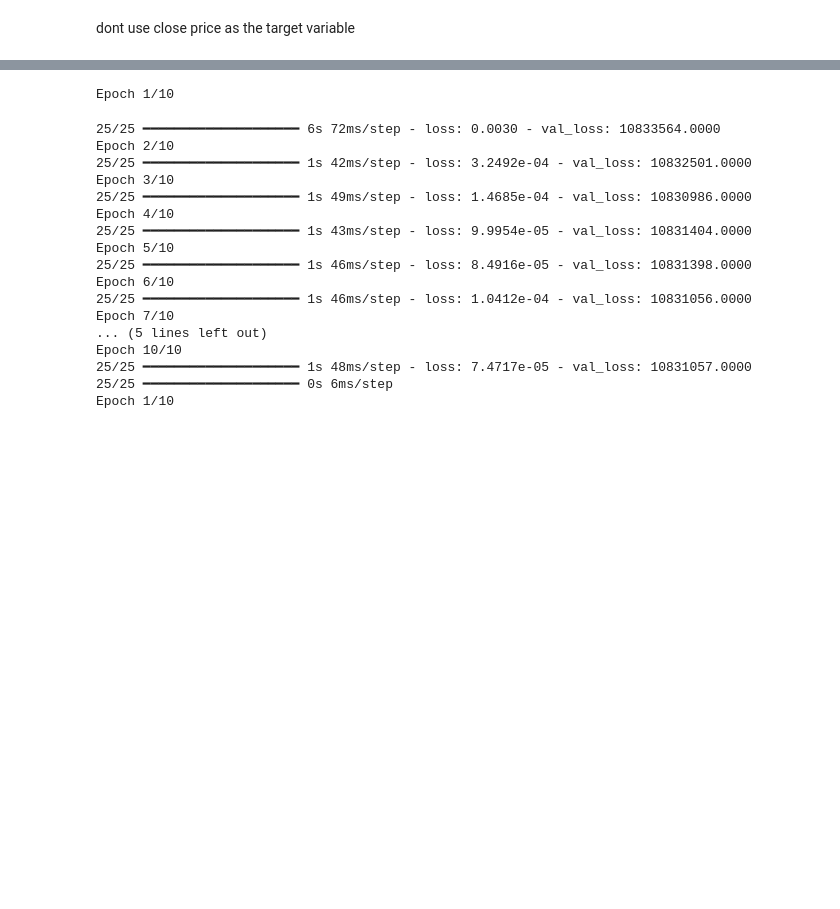
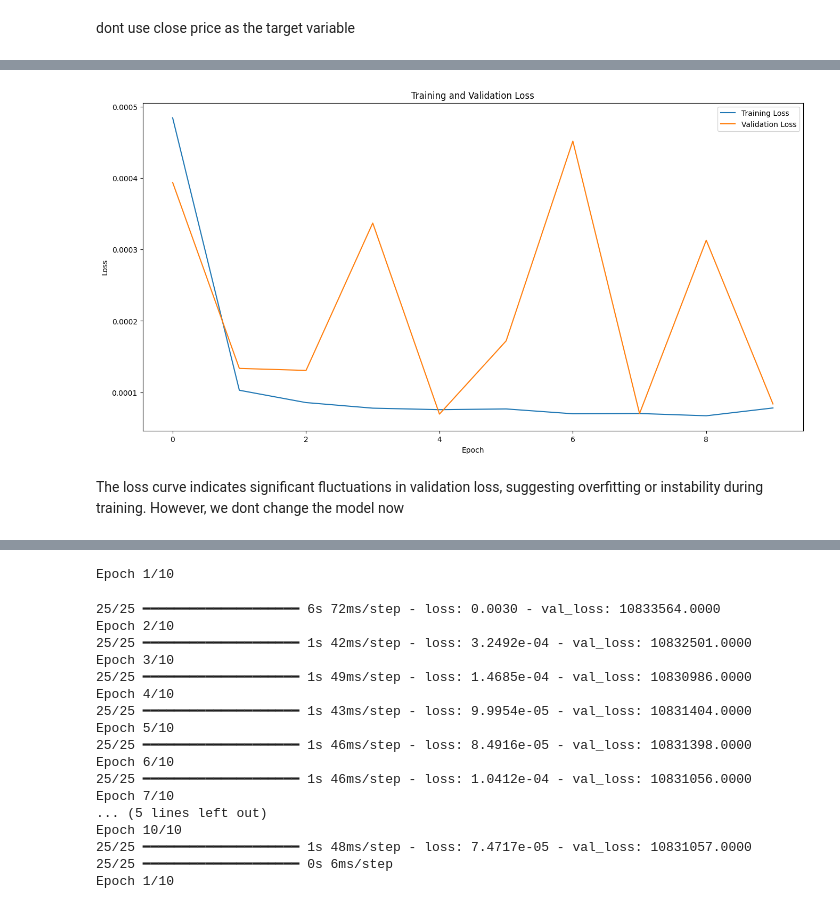
Before and after one commit to ACM40960/project-QianSandeep, a Jupyter notebook: trial.ipynb, the cells around one changed output, grey strips where cells are left out. Drawn from its saved outputs; the diff is of its cells as text; code cells hidden in the pictures; blank space fills up the shorter version.

```diff
--- a/trial.ipynb
+++ b/trial.ipynb
@@ -771,3 +750,17 @@ KeyboardInterrupt:
+# %%
+# Plot the training and validation loss
+plt.figure(figsize=(16, 8))
+plt.plot(history1.history['loss'], label='Training Loss')
+plt.plot(history1.history['val_loss'], label='Validation Loss')
+plt.title('Training and Validation Loss')
+plt.xlabel('Epoch')
+plt.ylabel('Loss')
+plt.legend()
+plt.show()
+# %% [output]
+[figure, added]
+# %% [markdown]
+The loss curve indicates significant fluctuations in validation loss, suggesting overfitting or instability during training. However, we dont change the model now
 # %%
 predictions = model.predict(x_test)
 predictions = scaler.inverse_transform(predictions)
```
Also changed, not shown: parts of 45 cells of this notebook.
